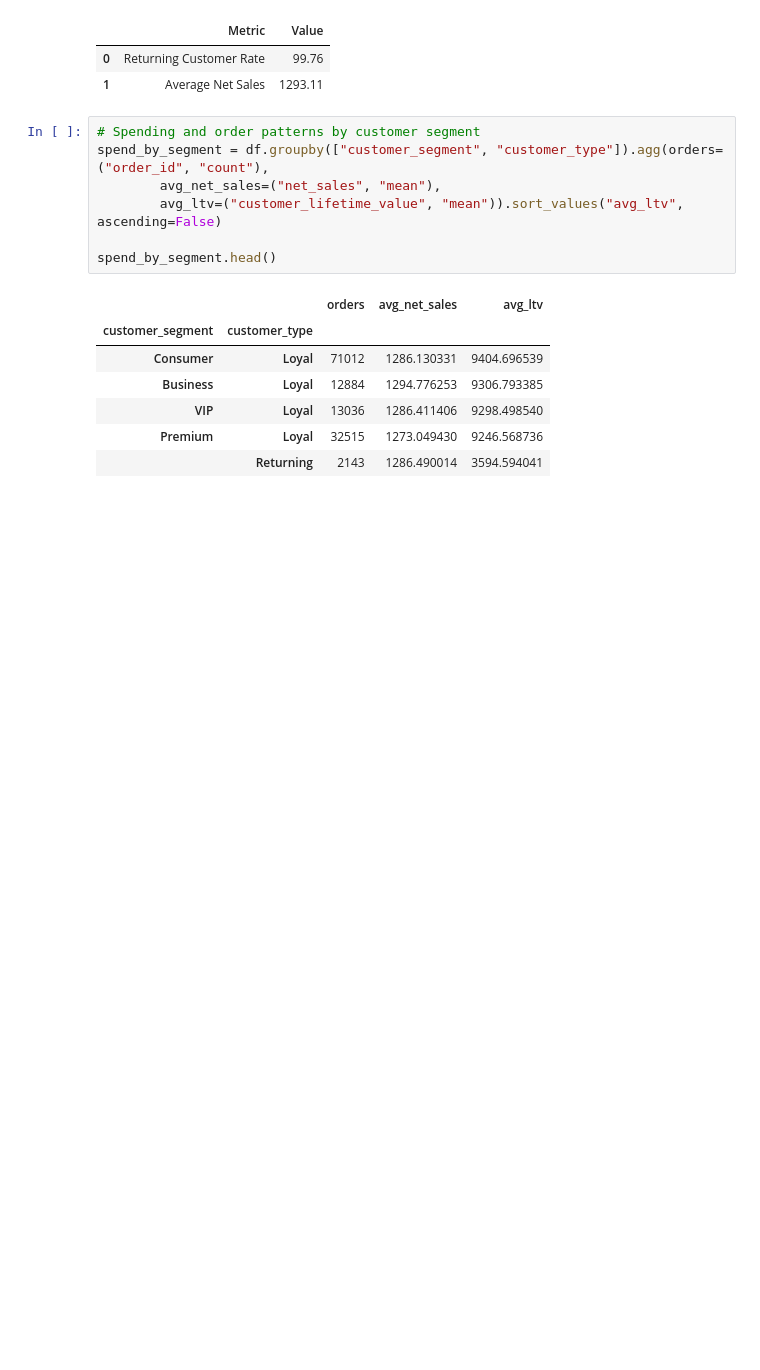
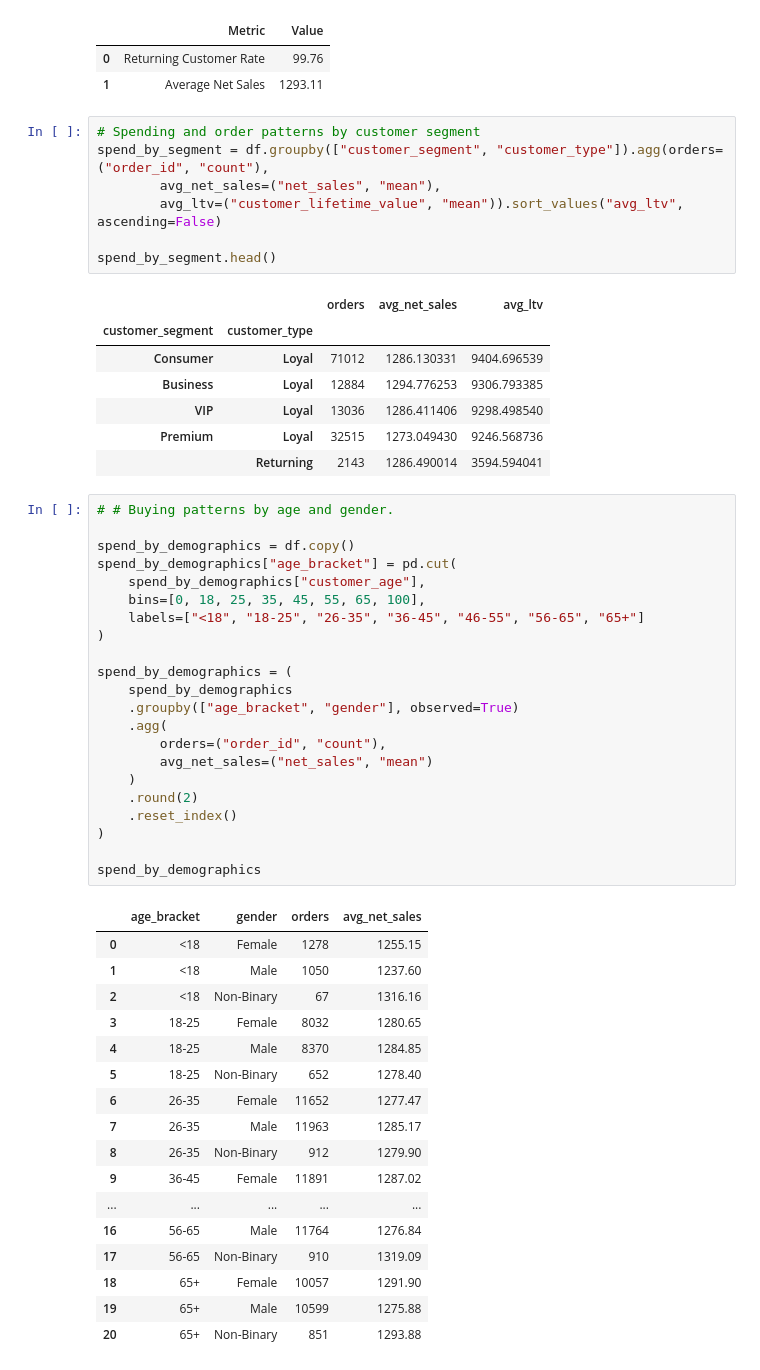
Before and after one commit to Badmosa/e-commerce-sales-and-customer-analysis, a Jupyter notebook: e-commerce-sales-and-customer-analytics.ipynb, the cells around one changed output. Saved outputs shown, nothing was run; the diff lists cells and outputs as text; blank space fills up the shorter version.

```diff
--- a/e-commerce-sales-and-customer-analytics.ipynb
+++ b/e-commerce-sales-and-customer-analytics.ipynb
@@ -313,3 +313,43 @@ spend_by_segment.head()
 | VIP | Loyal | 13036 | 1286.411406 | 9298.498540 |
 | Premium | Loyal | 32515 | 1273.049430 | 9246.568736 |
 |  | Returning | 2143 | 1286.490014 | 3594.594041 |
+# %%
+# # Buying patterns by age and gender.
+
+spend_by_demographics = df.copy()
+spend_by_demographics["age_bracket"] = pd.cut(
+    spend_by_demographics["customer_age"],
+    bins=[0, 18, 25, 35, 45, 55, 65, 100],
+    labels=["<18", "18-25", "26-35", "36-45", "46-55", "56-65", "65+"]
+)
+
+spend_by_demographics = (
+    spend_by_demographics
+    .groupby(["age_bracket", "gender"], observed=True)
+    .agg(
+        orders=("order_id", "count"),
+        avg_net_sales=("net_sales", "mean")
+    )
+    .round(2)
+    .reset_index()
+)
+
+spend_by_demographics
+# %% [output]
+|  | age_bracket | gender | orders | avg_net_sales |
+| 0 | <18 | Female | 1278 | 1255.15 |
+| 1 | <18 | Male | 1050 | 1237.60 |
+| 2 | <18 | Non-Binary | 67 | 1316.16 |
+| 3 | 18-25 | Female | 8032 | 1280.65 |
+| 4 | 18-25 | Male | 8370 | 1284.85 |
+| 5 | 18-25 | Non-Binary | 652 | 1278.40 |
+| 6 | 26-35 | Female | 11652 | 1277.47 |
+| 7 | 26-35 | Male | 11963 | 1285.17 |
+| 8 | 26-35 | Non-Binary | 912 | 1279.90 |
+| 9 | 36-45 | Female | 11891 | 1287.02 |
+| ... | ... | ... | ... | ... |
+| 16 | 56-65 | Male | 11764 | 1276.84 |
+| 17 | 56-65 | Non-Binary | 910 | 1319.09 |
+| 18 | 65+ | Female | 10057 | 1291.90 |
+| 19 | 65+ | Male | 10599 | 1275.88 |
+| 20 | 65+ | Non-Binary | 851 | 1293.88 |
```
Also changed, not shown: parts of 3 cells of this notebook.
